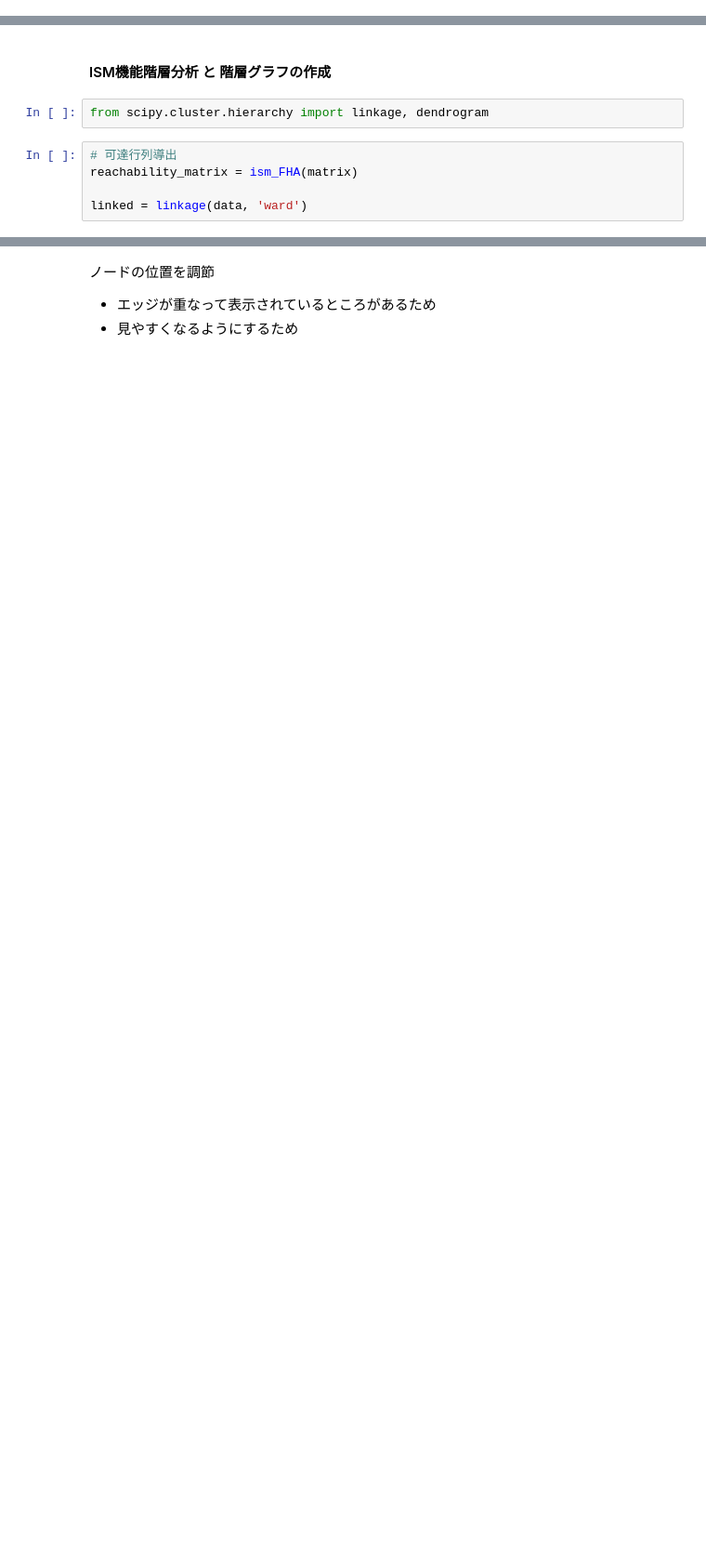
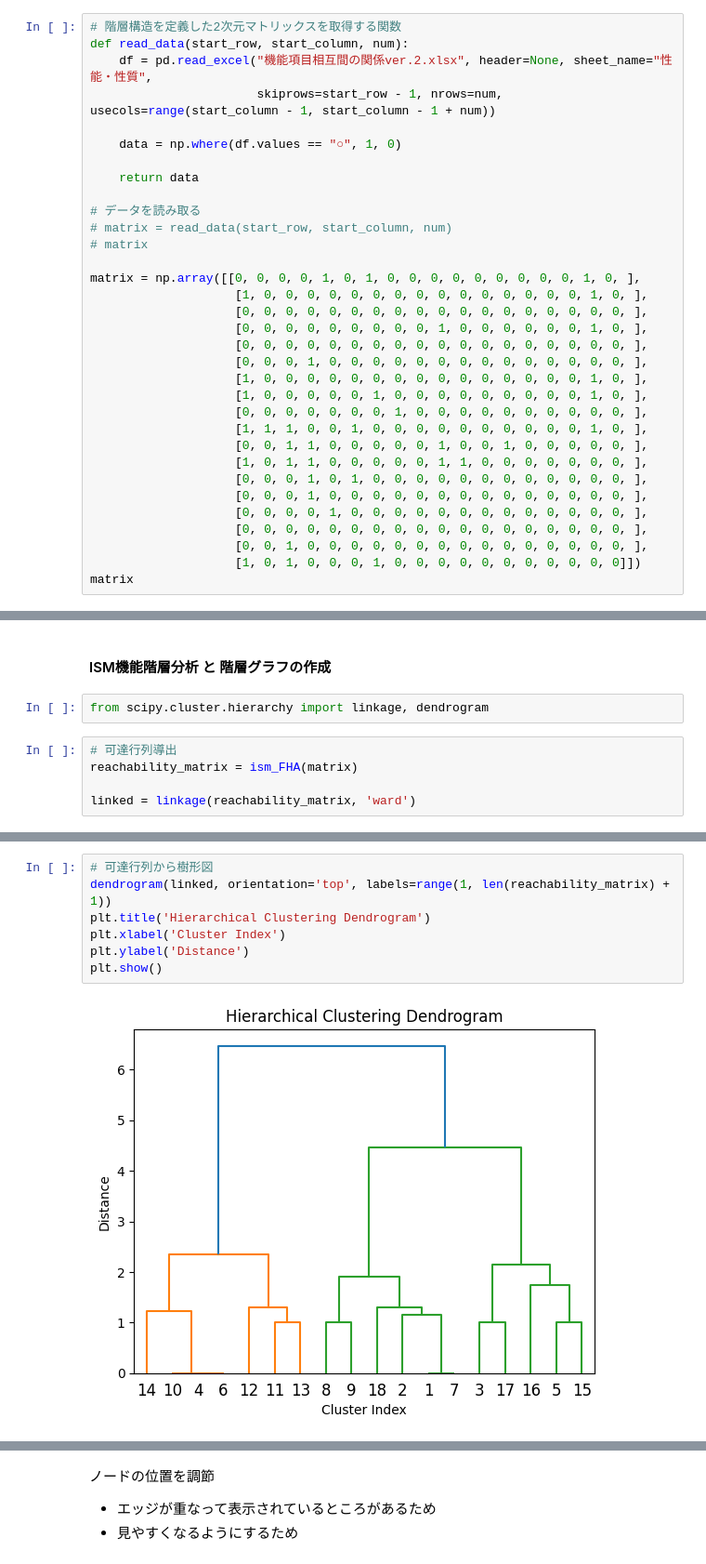
Before and after one commit to MiMiTab-Y/ISM, a Jupyter notebook: ISM-FHA_test.ipynb, the cells around one changed output, grey strips where cells are left out. Shown: that part at 93% size. Cells and saved outputs as stored; diff of their text form; blank space fills up the shorter version.

```diff
--- a/ISM-FHA_test.ipynb
+++ b/ISM-FHA_test.ipynb
@@ -46,0 +16,33 @@ array([[0, 0, 0, 0, 0, 0, 0, 0, 0, 0, 0, 0, 0, 0, 0, 0, 0, 0, 0, 0, 0, 0],
+# %%
+# 階層構造を定義した2次元マトリックスを取得する関数
+def read_data(start_row, start_column, num):
+    df = pd.read_excel("機能項目相互間の関係ver.2.xlsx", header=None, sheet_name="性能・性質",
+                       skiprows=start_row - 1, nrows=num, usecols=range(start_column - 1, start_column - 1 + num))
+
+    data = np.where(df.values == "○", 1, 0)
+
+    return data
+
+# データを読み取る
+# matrix = read_data(start_row, start_column, num)
+# matrix
+
+matrix = np.array([[0, 0, 0, 0, 1, 0, 1, 0, 0, 0, 0, 0, 0, 0, 0, 0, 1, 0, ],
+                    [1, 0, 0, 0, 0, 0, 0, 0, 0, 0, 0, 0, 0, 0, 0, 0, 1, 0, ],
+                    [0, 0, 0, 0, 0, 0, 0, 0, 0, 0, 0, 0, 0, 0, 0, 0, 0, 0, ],
+                    [0, 0, 0, 0, 0, 0, 0, 0, 0, 1, 0, 0, 0, 0, 0, 0, 1, 0, ],
+                    [0, 0, 0, 0, 0, 0, 0, 0, 0, 0, 0, 0, 0, 0, 0, 0, 0, 0, ],
+                    [0, 0, 0, 1, 0, 0, 0, 0, 0, 0, 0, 0, 0, 0, 0, 0, 0, 0, ],
+                    [1, 0, 0, 0, 0, 0, 0, 0, 0, 0, 0, 0, 0, 0, 0, 0, 1, 0, ],
+                    [1, 0, 0, 0, 0, 0, 1, 0, 0, 0, 0, 0, 0, 0, 0, 0, 1, 0, ],
+                    [0, 0, 0, 0, 0, 0, 0, 1, 0, 0, 0, 0, 0, 0, 0, 0, 0, 0, ],
+                    [1, 1, 1, 0, 0, 1, 0, 0, 0, 0, 0, 0, 0, 0, 0, 0, 1, 0, ],
+                    [0, 0, 1, 1, 0, 0, 0, 0, 0, 1, 0, 0, 1, 0, 0, 0, 0, 0, ],
+                    [1, 0, 1, 1, 0, 0, 0, 0, 0, 1, 1, 0, 0, 0, 0, 0, 0, 0, ],
+                    [0, 0, 0, 1, 0, 1, 0, 0, 0, 0, 0, 0, 0, 0, 0, 0, 0, 0, ],
+                    [0, 0, 0, 1, 0, 0, 0, 0, 0, 0, 0, 0, 0, 0, 0, 0, 0, 0, ],
+                    [0, 0, 0, 0, 1, 0, 0, 0, 0, 0, 0, 0, 0, 0, 0, 0, 0, 0, ],
+                    [0, 0, 0, 0, 0, 0, 0, 0, 0, 0, 0, 0, 0, 0, 0, 0, 0, 0, ],
+                    [0, 0, 1, 0, 0, 0, 0, 0, 0, 0, 0, 0, 0, 0, 0, 0, 0, 0, ],
+                    [1, 0, 1, 0, 0, 0, 1, 0, 0, 0, 0, 0, 0, 0, 0, 0, 0, 0]])
+matrix
@@ -140,4 +161,4 @@ from scipy.cluster.hierarchy import linkage, dendrogram
 # 可達行列導出
 reachability_matrix = ism_FHA(matrix)
 
-linked = linkage(data, 'ward')
+linked = linkage(reachability_matrix, 'ward')
@@ -143,0 +261,9 @@ linked = linkage(data, 'ward')
+# %%
+# 可達行列から樹形図
+dendrogram(linked, orientation='top', labels=range(1, len(reachability_matrix) + 1))
+plt.title('Hierarchical Clustering Dendrogram')
+plt.xlabel('Cluster Index')
+plt.ylabel('Distance')
+plt.show()
+# %% [output]
+[figure, added]
```
Also changed, not shown: parts of 13 cells of this notebook, 2 other files.
